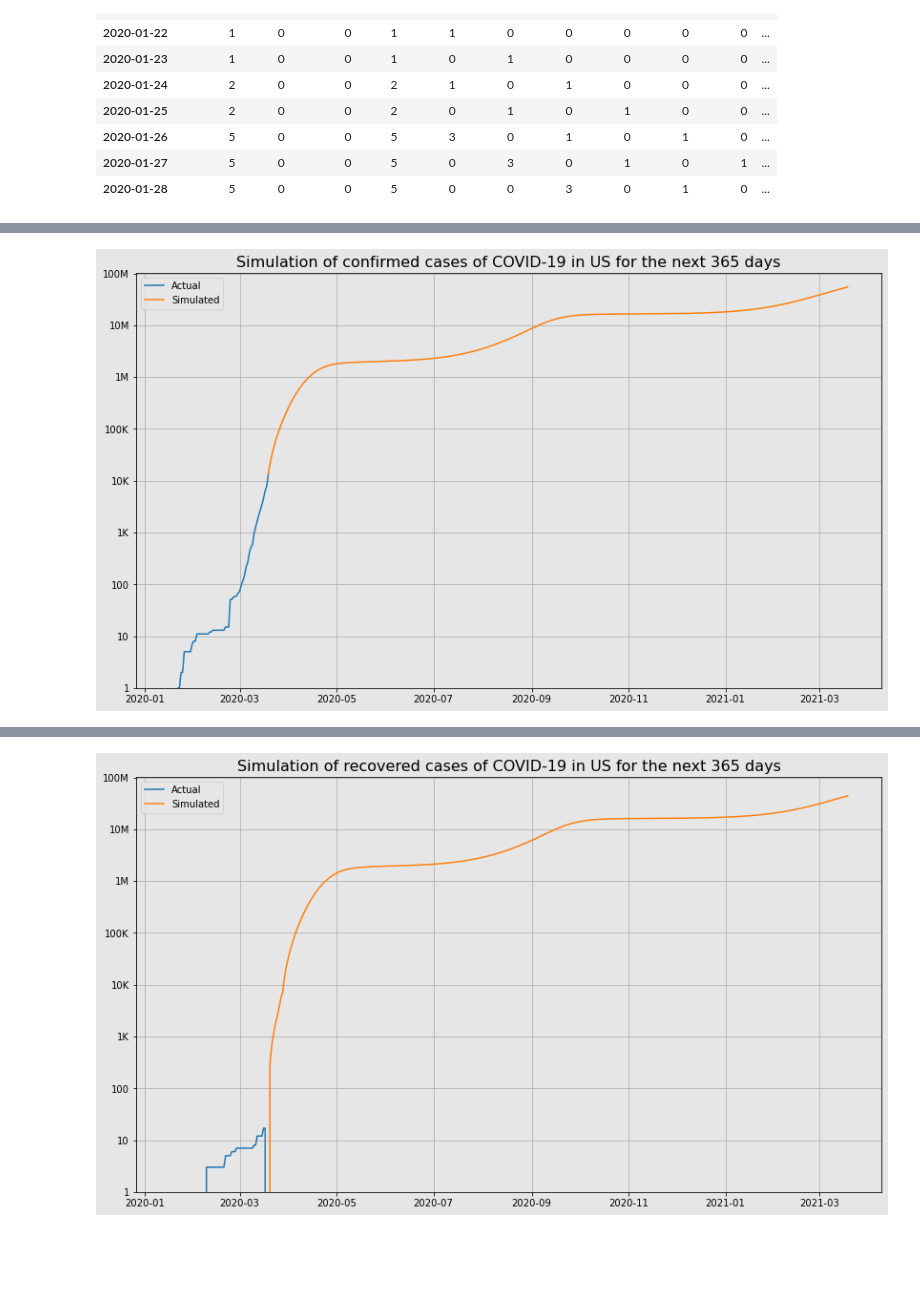
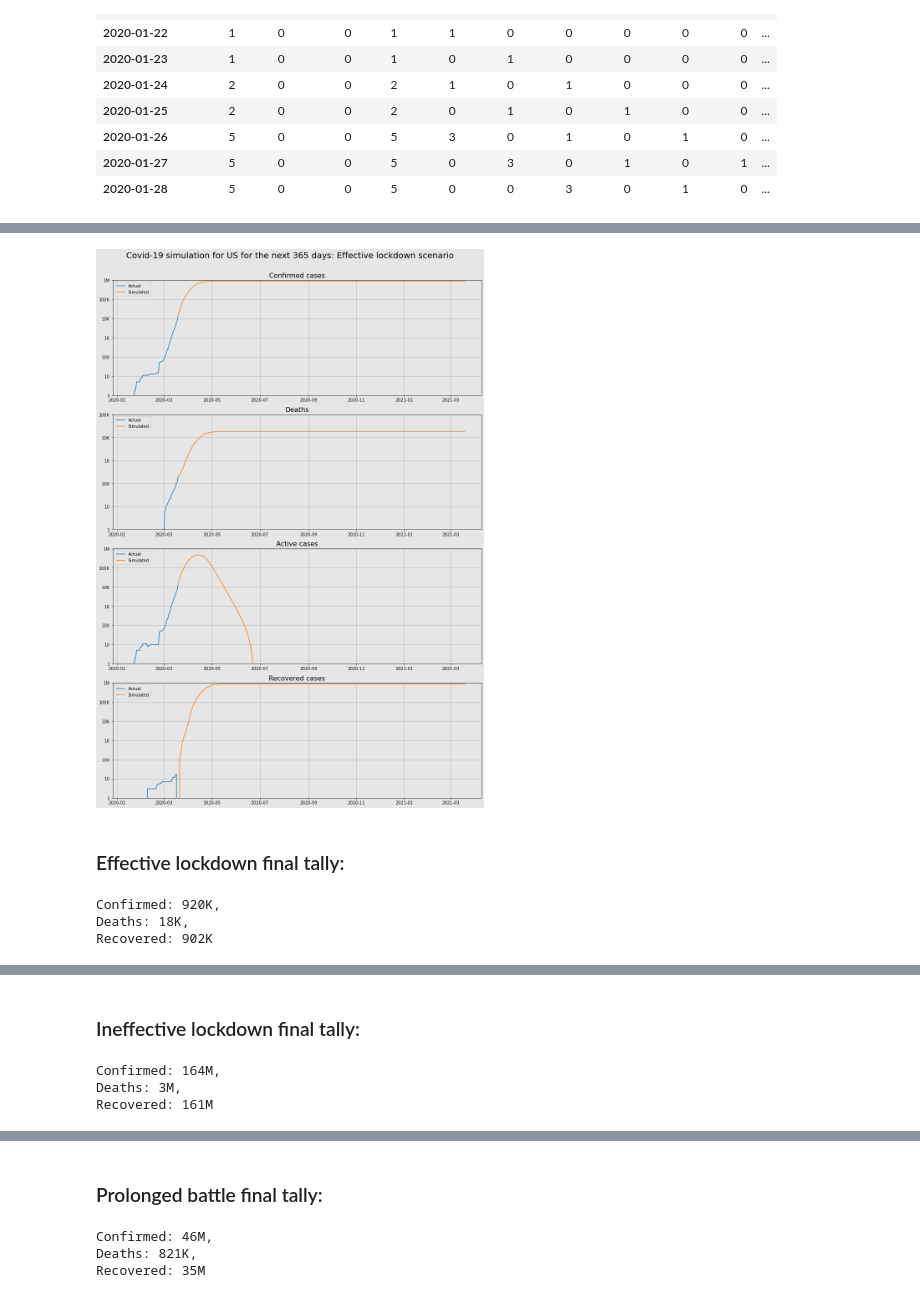
Before and after one commit to JeroenKools/covid19, a Jupyter notebook: COVID-19.ipynb, the cells around one changed output, grey strips where cells are left out. Drawn from its saved outputs; the diff is of its cells as text; code cells hidden in the pictures; blank space fills up the shorter version.

Commit message:
Included 3 model scenarios

```diff
--- a/COVID-19.ipynb
+++ b/COVID-19.ipynb
@@ -254,11 +255,27 @@ Other limitations of the simulation:
 # %%
-simulation = data.plot_simulation(country="US", days = 365,
-                     growth_rate_trend=[1.20]   +     # current value
-                                       [0.88]*1 +     # lockdown for a while
-                                       [1.05]*3 +     # long term lockdown is untenable
-                                       [0.88]*1 +     # lockdown some more
-                                       [1.05]*4,      # long term lockdown is untenable
-                     history_length=10,
-                     do_log=True)
+for scenario, growth_rates in {
+    "Effective lockdown":
+        [1.20] + 11 * [0.85],
+    "Ineffective lockdown":
+        [1.20, 1.05],
+    "Prolonged battle":
+        [1.20]   +     # current value
+        [0.88]*1 +     # lockdown for a while
+        [1.05]*3 +     # long term lockdown is untenable
+        [0.88]*1 +     # lockdown some more
+        [1.05]*3,      # long term lockdown is untenable
+        [0.88]*1 +     # lockdown some more
+        [1.05]*2,      # long term lockdown is untenable
+}.items():
+
+    simulation = data.plot_simulation(country="US", days = 365,
+                         growth_rate_trend=growth_rates,
+                         history_length=14,
+                         do_log=True,
+                         scenario_name=scenario)
 # %% [output]
-[figure, old version]
+[figure, new version]
+### Effective lockdown final tally:
+Confirmed: 920K,
+Deaths: 18K,
+Recovered: 902K
@@ -265,0 +283,4 @@ simulation = data.plot_simulation(country="US", days = 365,
+### Ineffective lockdown final tally:
+Confirmed: 164M,
+Deaths: 3M,
+Recovered: 161M
@@ -267 +288,4 @@ simulation = data.plot_simulation(country="US", days = 365,
-[figure, removed]
+### Prolonged battle final tally:
+Confirmed: 46M,
+Deaths: 821K,
+Recovered: 35M
```
Also changed, not shown: parts of 2 cells of this notebook, 1 other file.
